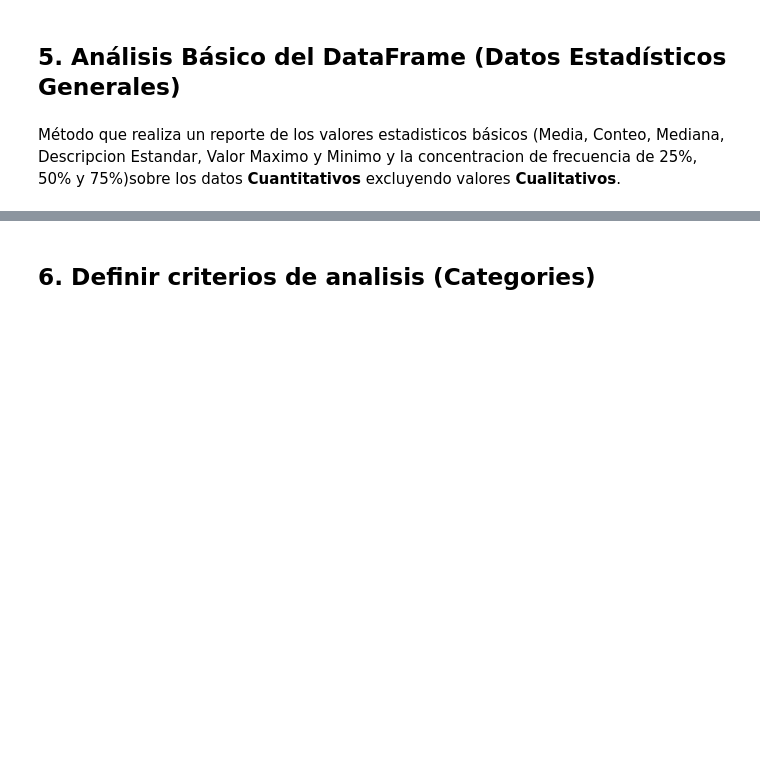
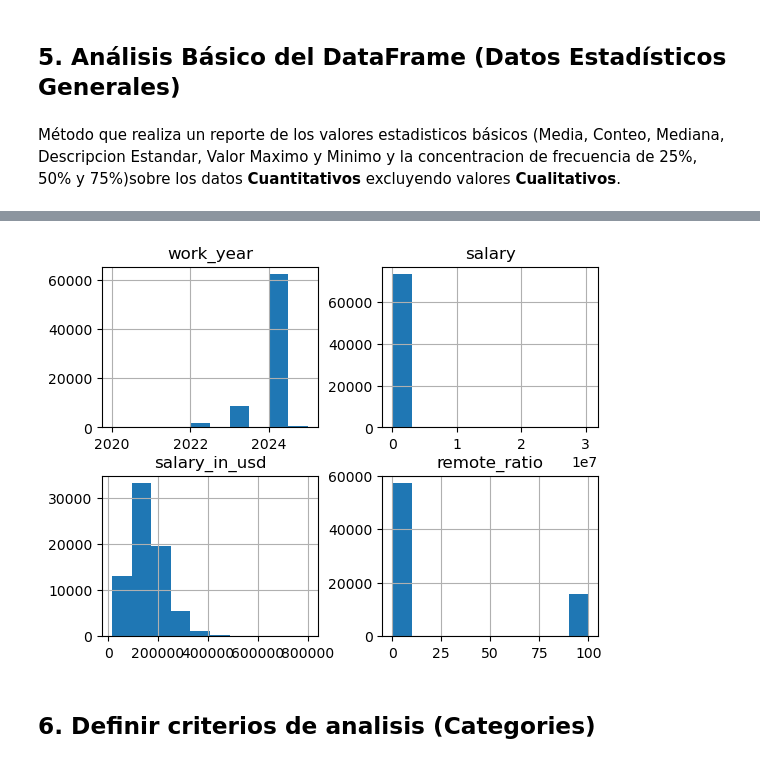
Before and after one commit to Zac-ek/practica06, a Jupyter notebook: PT6.ipynb, the cells around one changed output, grey strips where cells are left out. Drawn from its saved outputs; the diff is of its cells as text; code cells hidden in the pictures; blank space fills up the shorter version.

```diff
--- a/PT6.ipynb
+++ b/PT6.ipynb
@@ -142,6 +331,10 @@ df.describe()
 | 50% | 2024.000000 | 1.480000e+05 | 147500.000000 | 0.000000 |
 | 75% | 2024.000000 | 2.000000e+05 | 199700.000000 | 0.000000 |
 | max | 2025.000000 | 3.040000e+07 | 800000.000000 | 100.000000 |
+# %%
+df.hist();
+# %% [output]
+[figure, added]
 # %% [markdown]
 ## 6. Definir criterios de analisis (Categories)
 # %%
```
Also changed, not shown: parts of 63 cells of this notebook, 2 other files.
